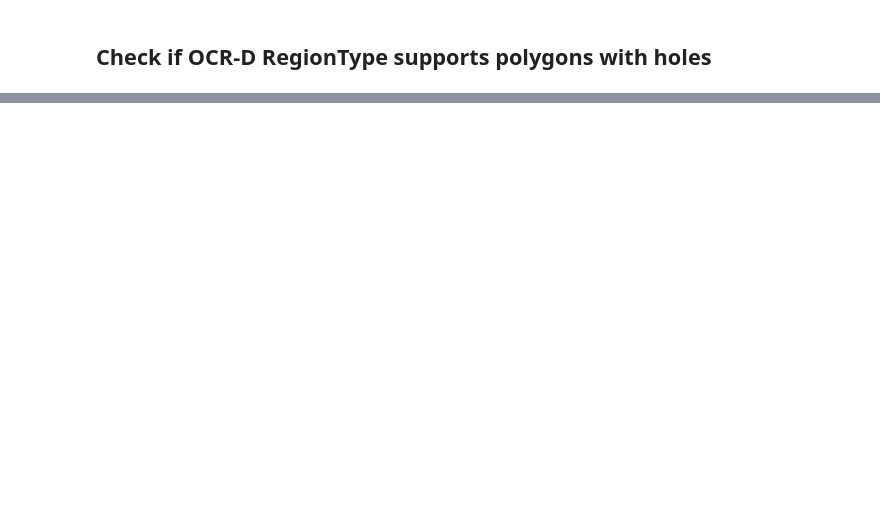
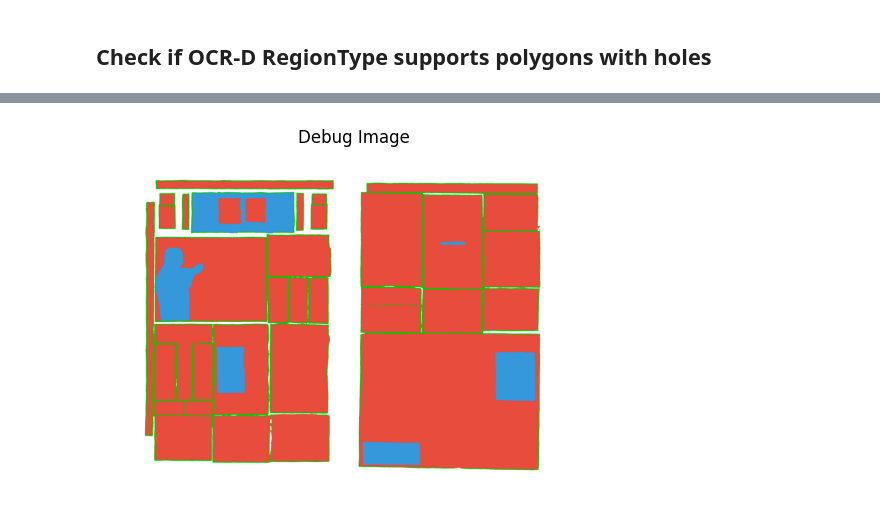
Before and after one commit to ssciwr/ecpo_ocrd, a Jupyter notebook: ecpo_ocrd/explore.ipynb, the cells around one changed output, grey strips where cells are left out. Cells and saved outputs as stored; diff of their text form; code cells hidden in the pictures; blank space fills up the shorter version.

```diff
--- a/ecpo_ocrd/explore.ipynb
+++ b/ecpo_ocrd/explore.ipynb
@@ -231,0 +264,10 @@ coords.points
+# %%
+debug_img_path = "/home/tuyen/SSC_repos/ocrd_eynollah/myworkspace/OCR-D-EYNOLLAH/OCR-D-EYNOLLAH_PAGE_001_layout.png"
+debug_img = Image.open(debug_img_path)
+debug_img_array = np.array(debug_img)
+plt.imshow(debug_img_array)
+plt.title('Debug Image')
+plt.axis('off')
+plt.show()
+# %% [output]
+[figure, added]
```
Also changed, not shown: parts of 14 cells of this notebook, 3 other files.
